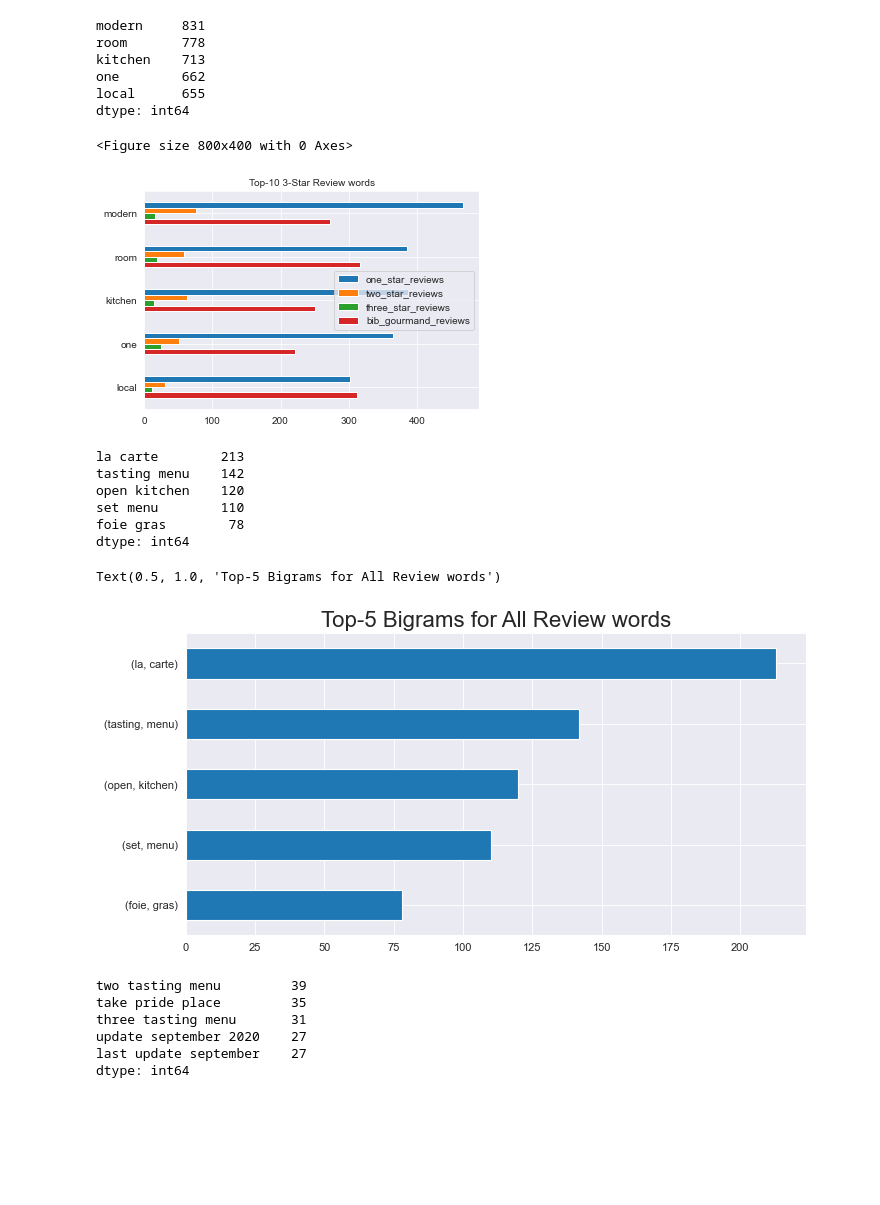
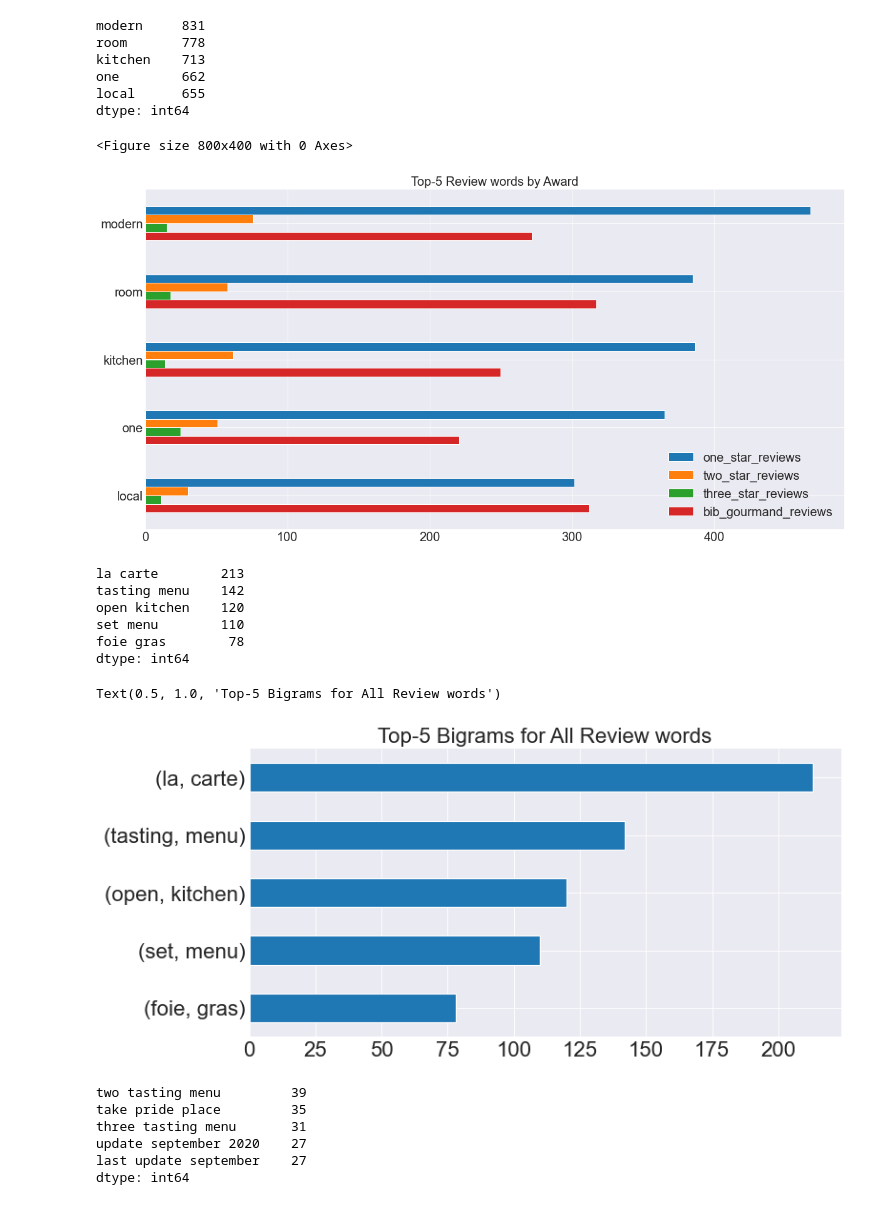
Before and after one commit to CodeupGourmands/Michelin_NLP_Capstone, a Jupyter notebook: mvp_notebook.ipynb, the cells around one changed output. Cells and saved outputs as stored; diff of their text form; code cells hidden in the pictures; blank space fills up the shorter version.

```diff
--- a/mvp_notebook.ipynb
+++ b/mvp_notebook.ipynb
@@ -42,6 +42,11 @@ from nltk.corpus import stopwords
 import seaborn as sns
 import matplotlib.pyplot as plt
 
+## setting basic style parameters for matplotlib
+plt.rc('figure', figsize=(20, 10))
+plt.style.use('seaborn-darkgrid')
+
+
 # Stats
 import scipy.stats as stats
 from scipy.stats import ttest_ind, levene, f_oneway
@@ -275,20 +294,20 @@ dtype: int64
 # %%
 # Plot Top-20 Review Words and compare by Awards
 features_list = ['one_star_reviews','two_star_reviews','three_star_reviews','bib_gourmand_reviews']
 
-fontsize = 10
-plt.rc('font', size=10)
+fontsize = 20
+plt.rc('font', size=20)
 plt.figure(figsize=(10, 5), dpi=80)
 
 word_counts.sort_values('all_reviews', ascending=False)[features_list].head(5).plot.barh()
 
 plt.gca().invert_yaxis()
-plt.title('Top-10 3-Star Review words', fontdict={'fontsize': fontsize})
+plt.title('Top-5 Review words by Award', fontdict={'fontsize': fontsize})
 
 plt.show()
 # %% [output]
 <Figure size 800x400 with 0 Axes>
-[figure, old version]
+[figure, new version]
 # %%
 # Most frequent bigrams
 e.get_ngram_frequency(train.lemmatized, n=2).head(5)
@@ -314,7 +333,7 @@ plt.gca().invert_yaxis()
 plt.title('Top-5 Bigrams for All Review words', fontdict={'fontsize': fontsize})
 # %% [output]
 Text(0.5, 1.0, 'Top-5 Bigrams for All Review words')
-[figure, old version]
+[figure, new version]
 # %%
 # Most frequent trigrams
 e.get_ngram_frequency(train.lemmatized, n=3).head(5)
```
Also changed, not shown: parts of 20 cells of this notebook.
